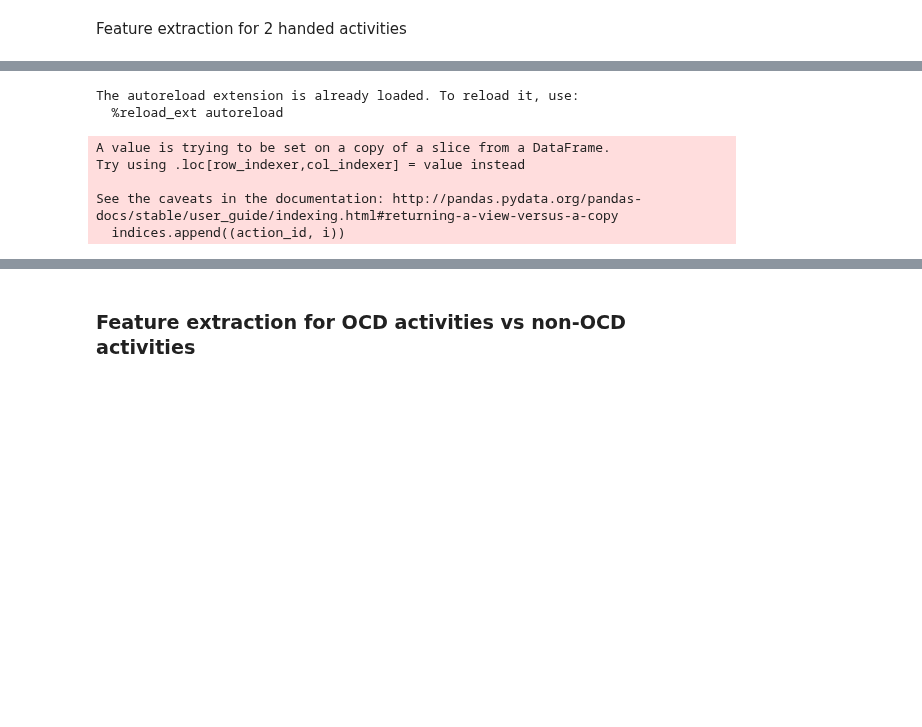
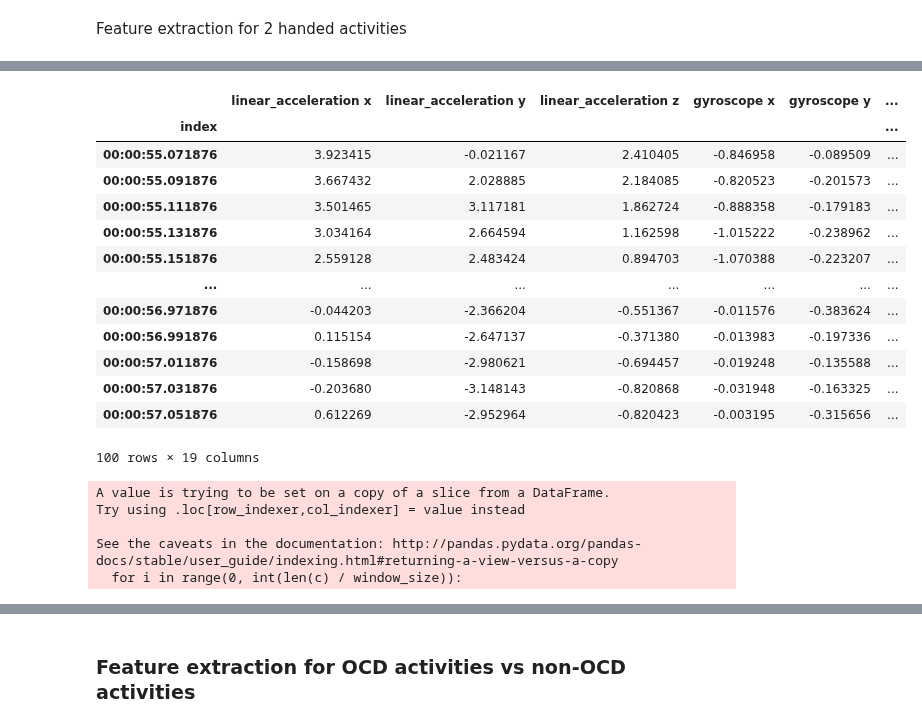
Before and after one commit to mp-mental-health-2020/mp-mental-health-2020, a Jupyter notebook: src/experiments/Supervised Classification.ipynb, the cells around one changed output, grey strips where cells are left out. Drawn from its saved outputs; the diff is of its cells as text; code cells hidden in the pictures; blank space fills up the shorter version.

```diff
--- a/src/experiments/Supervised Classification.ipynb
+++ b/src/experiments/Supervised Classification.ipynb
@@ -171,16 +145,26 @@ See the caveats in the documentation: http://pandas.pydata.org/pandas-docs/stabl
 # %%
-chunks_two_handed_ocd_acts[9]
+chunks_ocd_activities[9]
+# %% [output]
+|  | linear_acceleration x | linear_acceleration y | linear_acceleration z | gyroscope x | gyroscope y | ... |
+| index |  |  |  |  |  | ... |
+| 00:00:55.071876 | 3.923415 | -0.021167 | 2.410405 | -0.846958 | -0.089509 | ... |
+| 00:00:55.091876 | 3.667432 | 2.028885 | 2.184085 | -0.820523 | -0.201573 | ... |
+| 00:00:55.111876 | 3.501465 | 3.117181 | 1.862724 | -0.888358 | -0.179183 | ... |
+| 00:00:55.131876 | 3.034164 | 2.664594 | 1.162598 | -1.015222 | -0.238962 | ... |
+| 00:00:55.151876 | 2.559128 | 2.483424 | 0.894703 | -1.070388 | -0.223207 | ... |
+| ... | ... | ... | ... | ... | ... | ... |
+| 00:00:56.971876 | -0.044203 | -2.366204 | -0.551367 | -0.011576 | -0.383624 | ... |
+| 00:00:56.991876 | 0.115154 | -2.647137 | -0.371380 | -0.013983 | -0.197336 | ... |
+| 00:00:57.011876 | -0.158698 | -2.980621 | -0.694457 | -0.019248 | -0.135588 | ... |
+| 00:00:57.031876 | -0.203680 | -3.148143 | -0.820868 | -0.031948 | -0.163325 | ... |
+| 00:00:57.051876 | 0.612269 | -2.952964 | -0.820423 | -0.003195 | -0.315656 | ... |
+100 rows × 19 columns
 # %%
-%load_ext autoreload
-%autoreload 2
-# For binary clf
-null_labels = pd.Series([labels.max()+1] * len(null_chunks_two_handed))
-null_chunks_two_handed, null_labels = segment_windows(null_chunks_two_handed, null_labels.to_numpy(), window_size)
+null_labels = pd.Series([labels.max()+1] * len(null_class_chunks))
+null_class_chunks, null_labels = segment_windows(null_class_chunks, null_labels.to_numpy(), window_size)
 # %% [output]
-The autoreload extension is already loaded. To reload it, use:
-  %reload_ext autoreload
+A value is trying to be set on a copy of a slice from a DataFrame.
+Try using .loc[row_indexer,col_indexer] = value instead
+
+See the caveats in the documentation: http://pandas.pydata.org/pandas-docs/stable/user_guide/indexing.html#returning-a-view-versus-a-copy
+  for i in range(0, int(len(c) / window_size)):
-A value is trying to be set on a copy of a slice from a DataFrame.
-Try using .loc[row_indexer,col_indexer] = value instead
-
-See the caveats in the documentation: http://pandas.pydata.org/pandas-docs/stable/user_guide/indexing.html#returning-a-view-versus-a-copy
-  indices.append((action_id, i))
```
Also changed, not shown: parts of 17 cells of this notebook, 5 other files.
